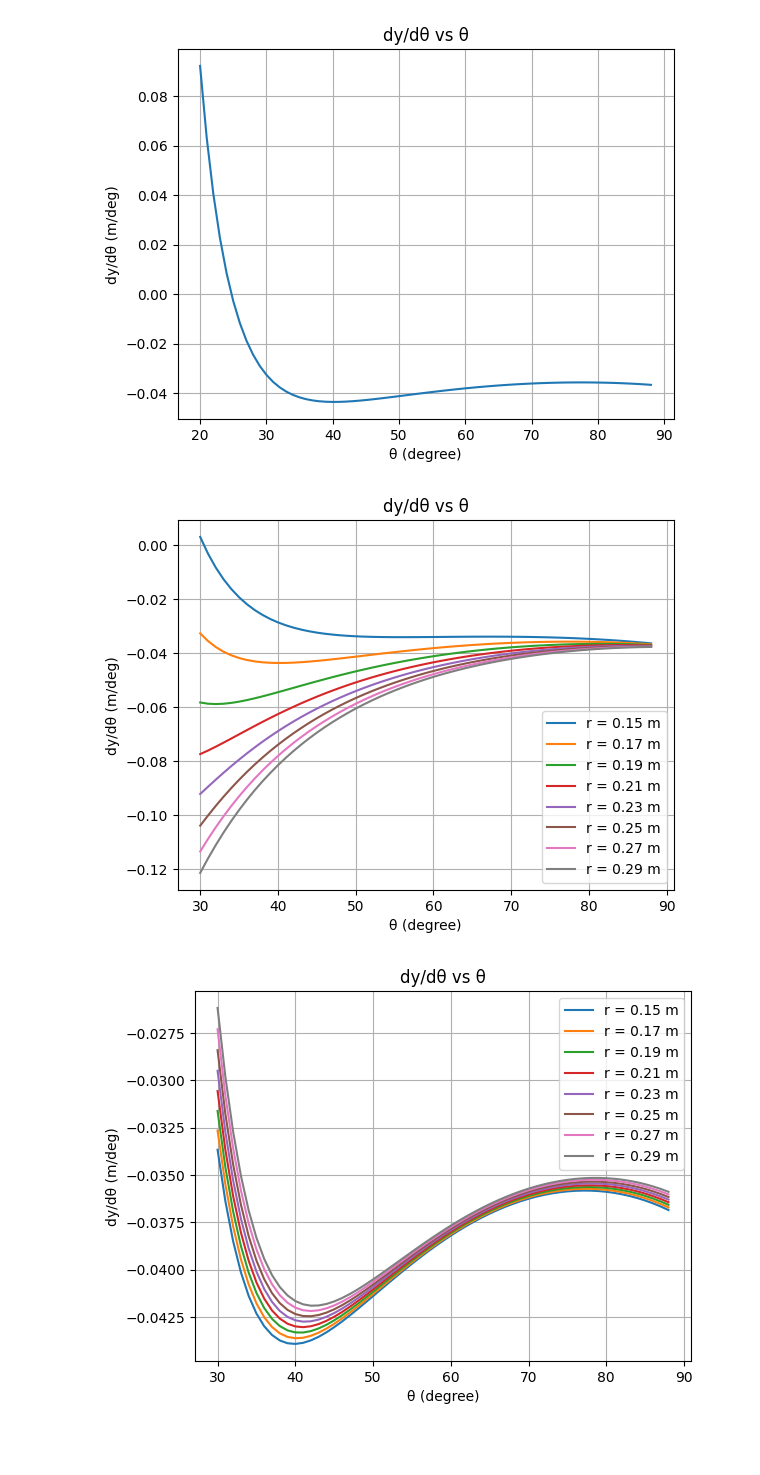
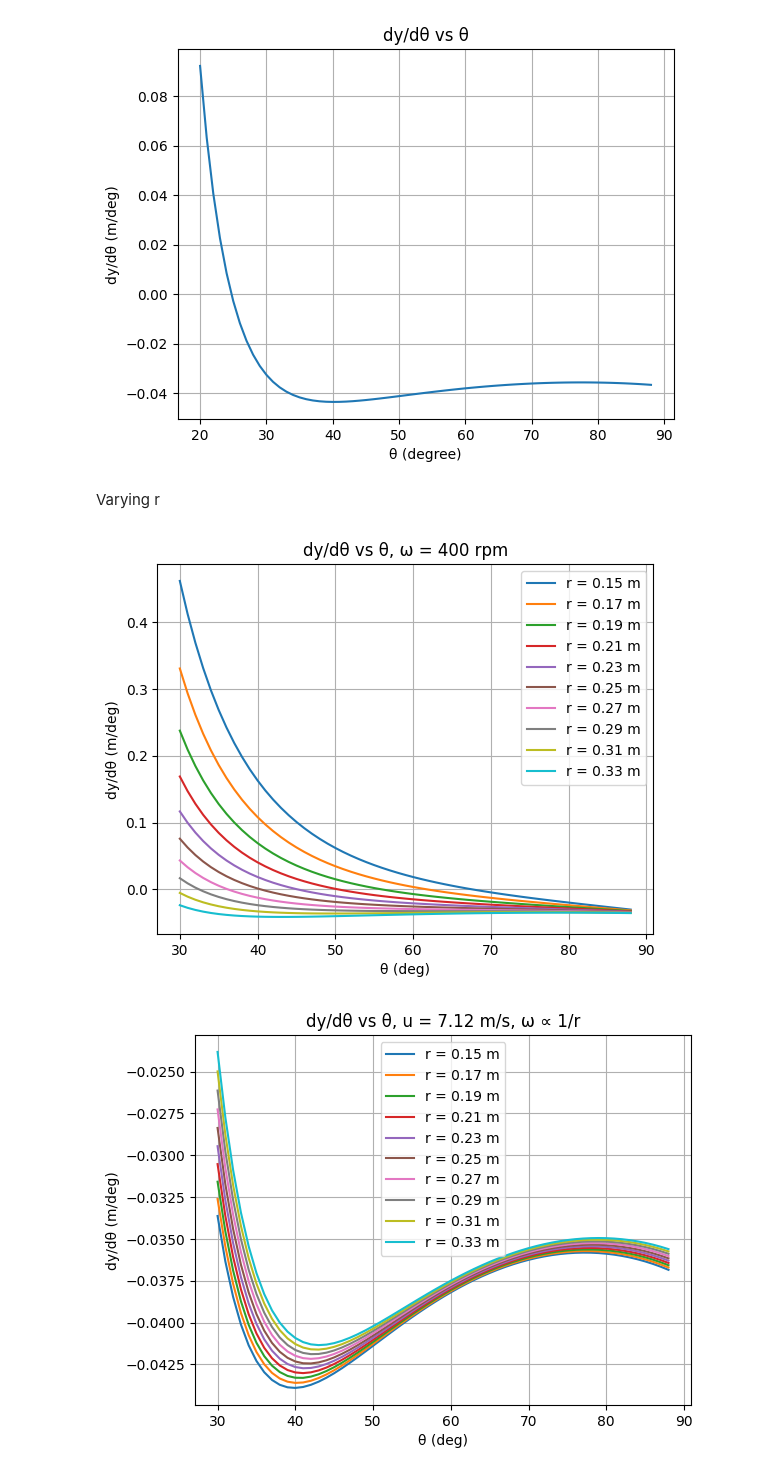
Before and after one commit to lyDevper/Ball-Launcher-Calc, a Jupyter notebook: BCA_projectile_calc.ipynb, the cells around one changed output. Cells and saved outputs as stored; diff of their text form; code cells hidden in the pictures; blank space fills up the shorter version.

Commit message:
analyze varying r; dy per dt; torque vs required time

```diff
--- a/BCA_projectile_calc.ipynb
+++ b/BCA_projectile_calc.ipynb
@@ -94,36 +100,39 @@ plot_dy_dtheta(dy_dtheta_l, theta_l)
 # %% [output]
 [figure]
 [figure]
+# %% [markdown]
+Varying r
 # %%
-# plot dy/dtheta vs theta from 1 to 89 degree in m/deg by varying r from 0.15 to 0.30 in one plot
-r_l = np.arange(0.15, 0.30, 0.02)
+# plot dy/dtheta vs theta from 1 to 89 degree in m/deg by varying r from 0.15 to 0.35 in one plot
+r_l = np.arange(0.15, 0.35, 0.02)
 theta_l = np.arange(30, 89, 1)
 for r in r_l :
     #omega = (2 * math.pi * rpm / 60)*0.17 / r
     dy_dtheta_l = [dy_dtheta(theta_i*math.pi/180) for theta_i in theta_l]
     dy_dtheta_l = [dy_dtheta_i / (180 / math.pi) for dy_dtheta_i in dy_dtheta_l] # m/deg
     plt.plot(theta_l, dy_dtheta_l, label=f'r = {r:.2f} m')
-plt.xlabel('θ (degree)')
+plt.xlabel('θ (deg)')
 plt.ylabel('dy/dθ (m/deg)')
-plt.title('dy/dθ vs θ')
+plt.title('dy/dθ vs θ, ω = 400 rpm')
 plt.legend()
 plt.grid()
 plt.show()
 
 # consider omega inverse proportional to r
-r_l = np.arange(0.15, 0.30, 0.02)
+expected_u = 7.12 #m/s
+r_l = np.arange(0.15, 0.35, 0.02)
 theta_l = np.arange(30, 89, 1)
 for r in r_l :
-    omega = (2 * math.pi * rpm / 60)*0.17 / r
+    omega = expected_u / r
     dy_dtheta_l = [dy_dtheta(theta_i*math.pi/180) for theta_i in theta_l]
     dy_dtheta_l = [dy_dtheta_i / (180 / math.pi) for dy_dtheta_i in dy_dtheta_l] # m/deg
     plt.plot(theta_l, dy_dtheta_l, label=f'r = {r:.2f} m')
-plt.xlabel('θ (degree)')
+plt.xlabel('θ (deg)')
 plt.ylabel('dy/dθ (m/deg)')
-plt.title('dy/dθ vs θ')
+plt.title('dy/dθ vs θ, u = 7.12 m/s, ω ∝ 1/r')
 plt.legend()
 plt.grid()
 plt.show()
 # %% [output]
-[figure, old version]
+[figure, new version]
-[figure, old version]
+[figure, new version]
```
Also changed, not shown: parts of 6 cells of this notebook, 1 other file.
